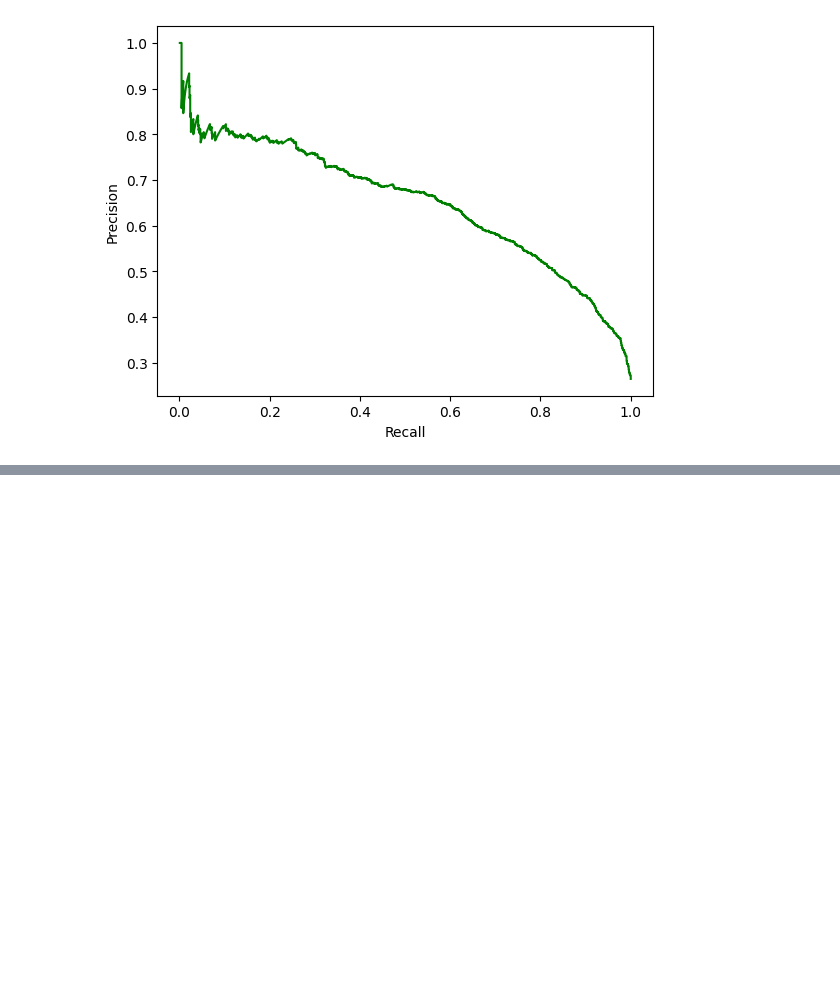
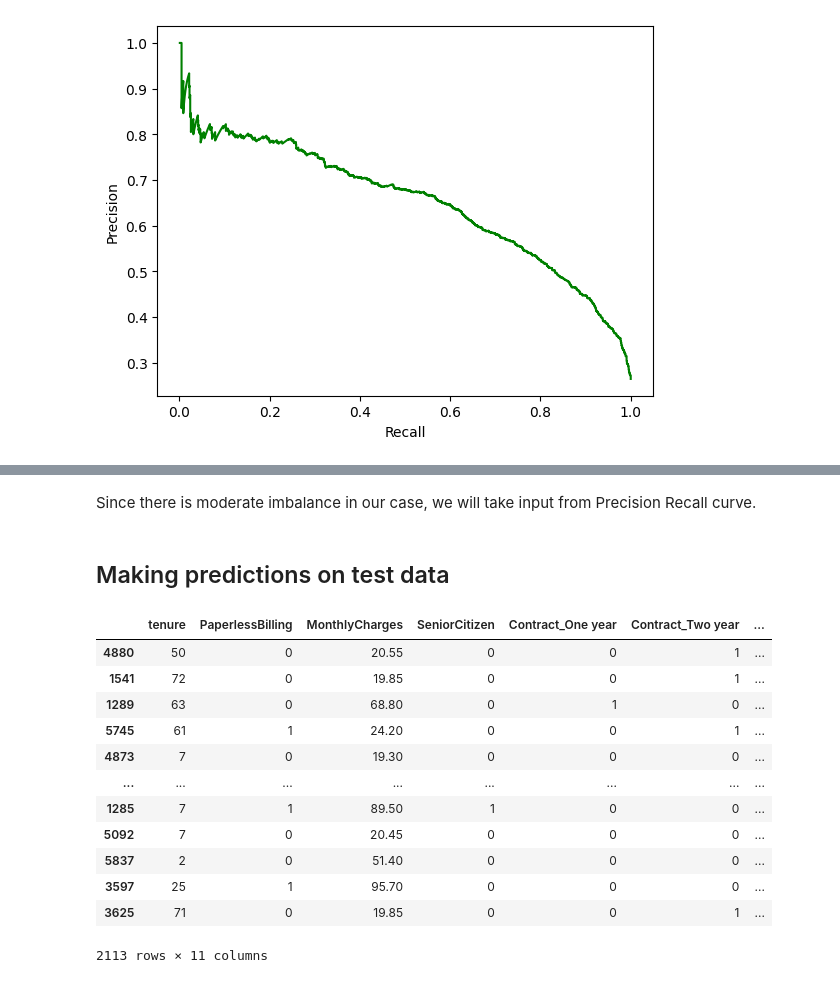
Before and after one commit to asa1997/CarPricePrediction, a Jupyter notebook: Telecom_Customer_Churn/Telecom_CustomerChurn.ipynb, the cells around one changed output, grey strips where cells are left out. Drawn from its saved outputs; the diff is of its cells as text; code cells hidden in the pictures; blank space fills up the shorter version.

```diff
--- a/Telecom_Customer_Churn/Telecom_CustomerChurn.ipynb
+++ b/Telecom_Customer_Churn/Telecom_CustomerChurn.ipynb
@@ -1088,0 +1104,21 @@ plt.show()
+# %% [markdown]
+Since there is moderate imbalance in our case, we will take input from Precision Recall curve.
+# %% [markdown]
+## Making predictions on test data
+# %%
+X_test = X_test[cols_model]
+X_test
+# %% [output]
+|  | tenure | PaperlessBilling | MonthlyCharges | SeniorCitizen | Contract_One year | Contract_Two year | ... |
+| 4880 | 50 | 0 | 20.55 | 0 | 0 | 1 | ... |
+| 1541 | 72 | 0 | 19.85 | 0 | 0 | 1 | ... |
+| 1289 | 63 | 0 | 68.80 | 0 | 1 | 0 | ... |
+| 5745 | 61 | 1 | 24.20 | 0 | 0 | 1 | ... |
+| 4873 | 7 | 0 | 19.30 | 0 | 0 | 0 | ... |
+| ... | ... | ... | ... | ... | ... | ... | ... |
+| 1285 | 7 | 1 | 89.50 | 1 | 0 | 0 | ... |
+| 5092 | 7 | 0 | 20.45 | 0 | 0 | 0 | ... |
+| 5837 | 2 | 0 | 51.40 | 0 | 0 | 0 | ... |
+| 3597 | 25 | 1 | 95.70 | 0 | 0 | 0 | ... |
+| 3625 | 71 | 0 | 19.85 | 0 | 0 | 1 | ... |
+2113 rows × 11 columns
```
Also changed, not shown: parts of 14 cells of this notebook.
